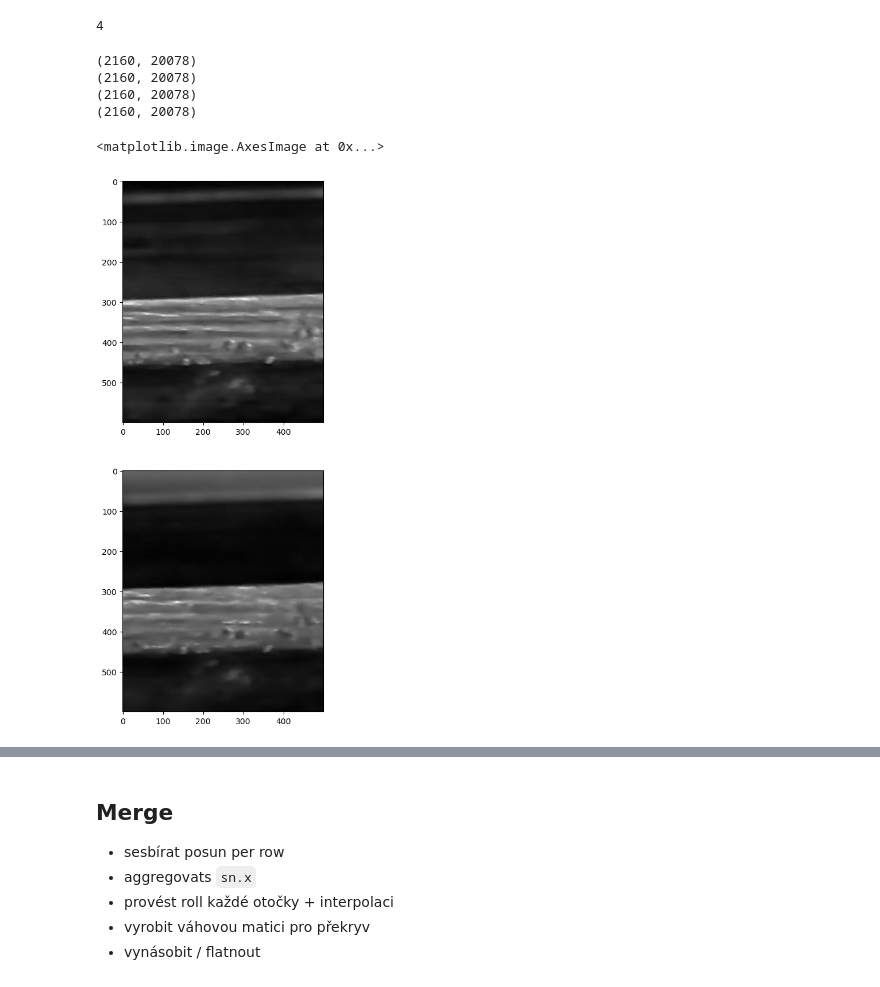
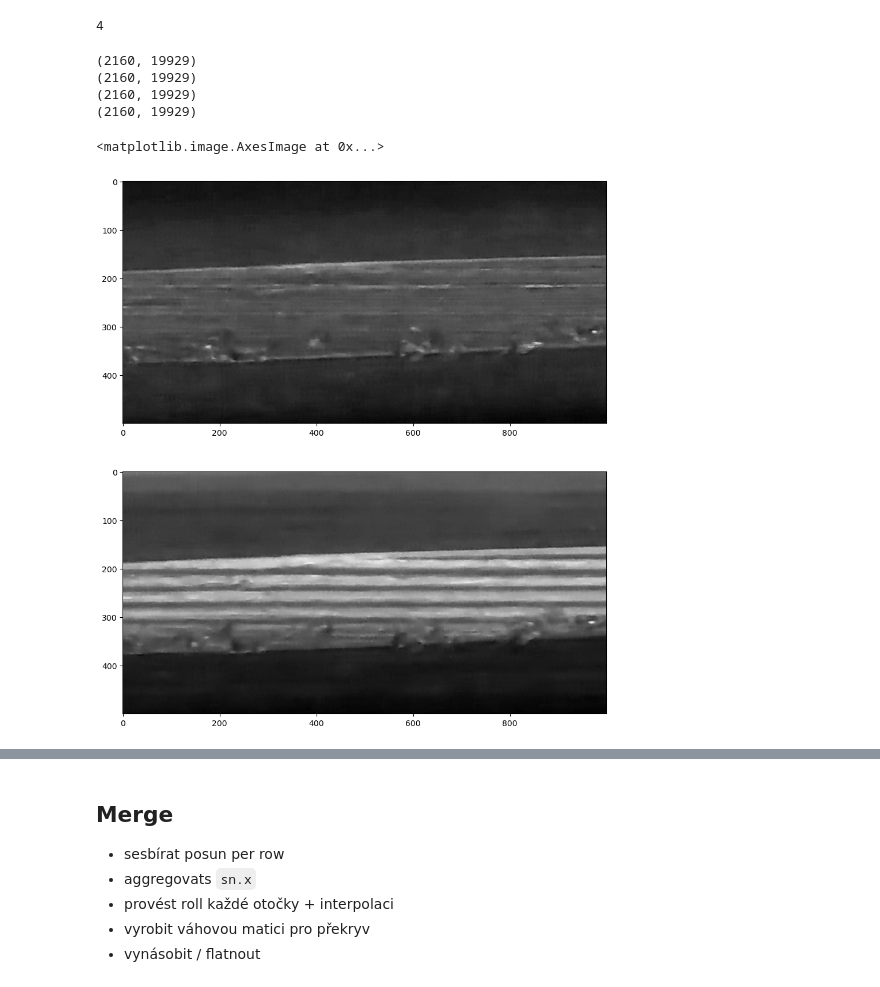
Before and after one commit to research-centre-rez/zavity, a Jupyter notebook: notebooks/01_oio-focused.ipynb, the cells around one changed output, grey strips where cells are left out. Saved outputs shown, nothing was run; the diff lists cells and outputs as text; code cells hidden in the pictures.

```diff
--- a/notebooks/01_oio-focused.ipynb
+++ b/notebooks/01_oio-focused.ipynb
@@ -97,13 +75,15 @@ ValueError: could not broadcast input array from shape (2159,23388) into shape (
 # %% [markdown]
 
 ## Load images
+# %%
+video = 'GX010980.MP4'
 # %%
 def crop_row(arr):
     return arr[:, np.any((arr != 0), axis=0)]
 # %%
 rows_images = []
 for filename in sorted(os.listdir(SRC)):
-    if videos[0].replace(".MP4","") + "-oio-" in filename and "png" in filename:
+    if video.replace(".MP4","") + "-oio-" in filename and "png" in filename:
         print(filename)
         rows_images.append(crop_row(iio.imread(os.path.join(SRC, filename))))
 # %% [output]
@@ -119,34 +99,45 @@ len(rows_images)
 for r in rows_images:
     print(r.shape)
 # %% [output]
-(2160, 20078)
-(2160, 20078)
-(2160, 20078)
-(2160, 20078)
+(2160, 19929)
+(2160, 19929)
+(2160, 19929)
+(2160, 19929)
 # %%
-scan_shift = 1538
-roll = 2044
+scan_shift = 1545
+roll = -1956
+# %%
+rows_showed = 500
+columns_showed = 1000
 # %%
 plt.figure(figsize=(20,12))
 ax = plt.subplot(211)
-ax.imshow(rows_images[2][1560:2160, 5500:6000], cmap="gray")
+ax.imshow(rows_images[4][1560:1560+rows_showed, 10000:10000+columns_showed], cmap="gray")
 ax = plt.subplot(212)
-ax.imshow(rows_images[3][1560-scan_shift:2160-scan_shift, 5500+roll:6000+roll], cmap="gray")
+ax.imshow(rows_images[3][1560-scan_shift:1560+rows_showed-scan_shift, 10000+roll:10000+columns_showed+roll], cmap="gray")
+# ax = plt.subplot(211)
+# ax.imshow(np.rot90(rows_images[0], 2)[1560:1560+rows_showed, 9500:9500+columns_showed], cmap="gray")
+# ax = plt.subplot(212)
+# ax.imshow(np.rot90(rows_images[1], 2)[1560-scan_shift:1560+rows_showed-scan_shift, 9500+roll:9500+columns_showed+roll], cmap="gray")
+# ax = plt.subplot(211)
+# ax.imshow(np.rot90(rows_images[1], 2), cmap="gray")
+# ax = plt.subplot(212)
+# ax.imshow(np.rot90(rows_images[0], 2), cmap="gray")
 # ax = plt.subplot(211)
 # ax.imshow(rows_images[1][1560:2160, :], cmap="gray")
 # ax = plt.subplot(212)
 # ax.imshow(rows_images[2][1560-shift:2160-shift, :], cmap="gray")
 # ax = plt.subplot(211)
 # ax.imshow(rows_images[0][:, 7500:10000], cmap="gray")
 # ax = plt.subplot(212)
 # ax.imshow(rows_images[1][:, 7500+roll:10000+roll], cmap="gray")
 # ax = plt.subplot(513)
 # ax.imshow(rows_images[2][:, 5000:7500], cmap="gray")
 # ax = plt.subplot(514)
 # ax.imshow(rows_images[3][:, 5000:7500], cmap="gray")
 # ax = plt.subplot(515)
 # ax.imshow(rows_images[4][:, 5000:7500], cmap="gray")
 # %% [output]
 <matplotlib.image.AxesImage at 0x...>
-[figure, old version]
+[figure, new version]
 # %%
```
Also changed, not shown: parts of 42 cells of this notebook, 7 other files.
